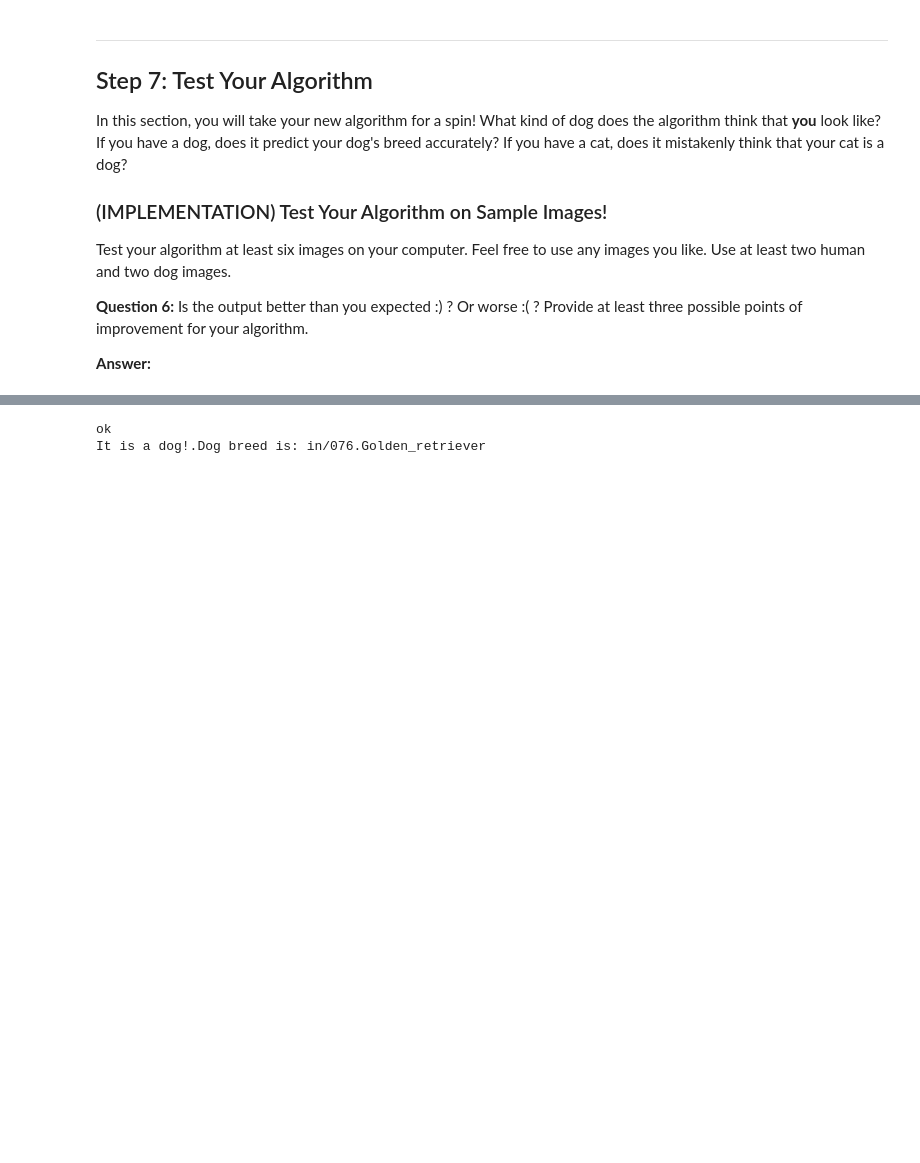
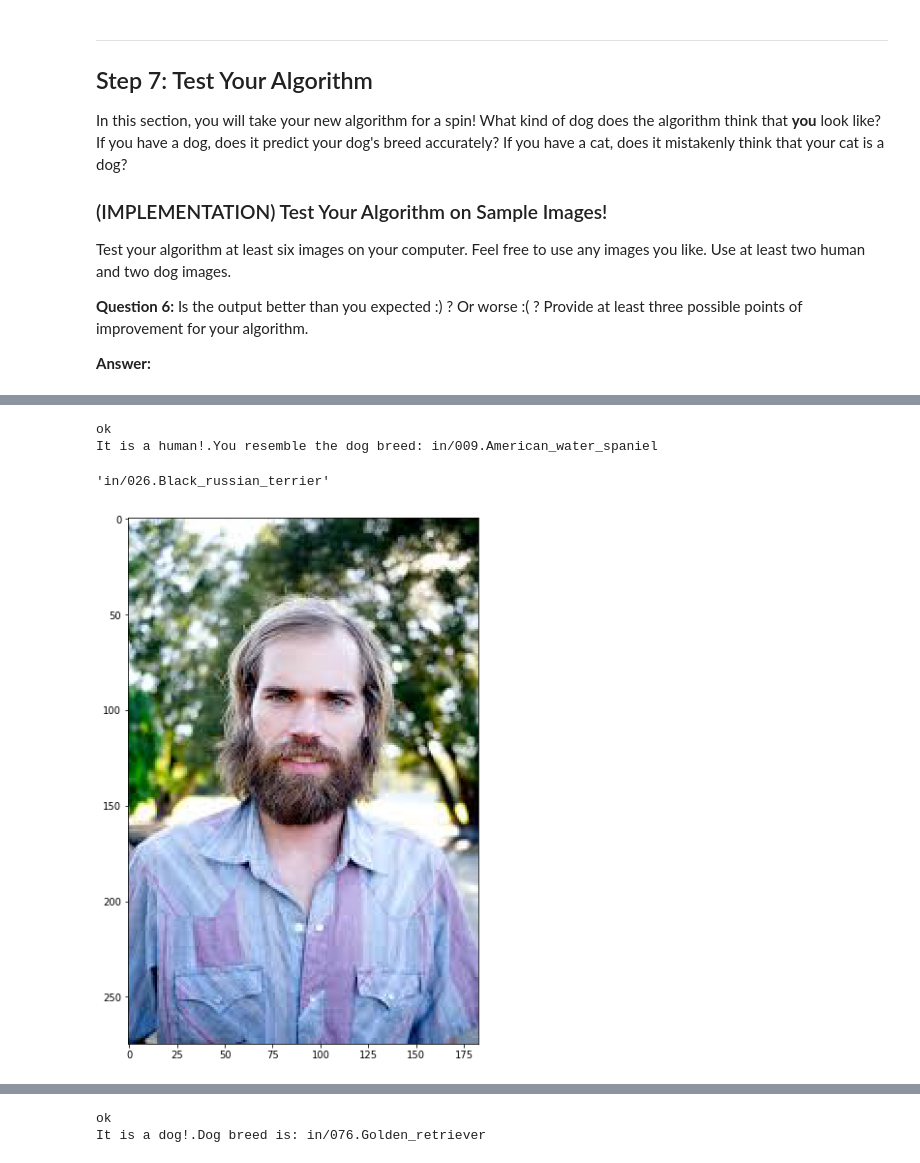
Before and after one commit to Adal-Glez/dog_project, a Jupyter notebook: dog_app.ipynb, the cells around one changed output, grey strips where cells are left out. Drawn from its saved outputs; the diff is of its cells as text; code cells hidden in the pictures; blank space fills up the shorter version.

```diff
--- a/dog_app.ipynb
+++ b/dog_app.ipynb
@@ -375,7 +378,7 @@ model.add(Flatten())
 model.add(Dense(500, activation='relu'))
 
 model.add(Dropout(0.25))
-model.add(Dense(133, activation='relu'))
+model.add(Dense(133, activation='softmax'))
 
 model.summary()
 # %% [output]
@@ -506,7 +507,7 @@ from keras.callbacks import ModelCheckpoint
 checkpointer = ModelCheckpoint(filepath='saved_models/weights.best.VGG16.hdf5',
                                verbose=1, save_best_only=True)
 
-VGG16_model.fit(train_VGG19, train_targets,
+VGG16_model.fit(train_VGG16, train_targets,
           validation_data=(valid_VGG16, valid_targets),
           epochs=20, batch_size=20, callbacks=[checkpointer], verbose=1)
 # %% [output]
@@ -658,6 +661,6 @@ checkpointer = ModelCheckpoint(filepath='saved_models/weights.best.resnet.hdf5',
 
 resnet_model.fit(train_resnet, train_targets,
           validation_data=(valid_resnet, valid_targets),
-          epochs=6, batch_size=20, callbacks=[checkpointer], verbose=2)
+          epochs=15, batch_size=20, callbacks=[checkpointer], verbose=2)
 # %% [output]
 Train on 6680 samples, validate on 835 samples
@@ -725,7 +726,7 @@ def dog_breed_predictor(img_path):
     bottleneck_feature = extract_Resnet50(path_to_tensor(img_path))
 
     #Load the best model
-    vgg_.load_weights('saved_models/weights.best.resnet.hdf5')
+    resnet_model.load_weights('saved_models/weights.best.resnet.hdf5')
      # obtain predicted vector
     predicted_vector = resnet_model.predict(bottleneck_feature)
     # return dog breed that is predicted by the model
@@ -804 +807,8 @@ It is a human!.You resemble the dog breed: in/127.Silky_terrier
 [figure]
+# %%
+your_predictor('testImages/02.jpeg')
+# %% [output]
+ok
+It is a human!.You resemble the dog breed: in/009.American_water_spaniel
+'in/026.Black_russian_terrier'
+[figure, added]
```
Also changed, not shown: parts of 20 cells of this notebook, 1 other file.
